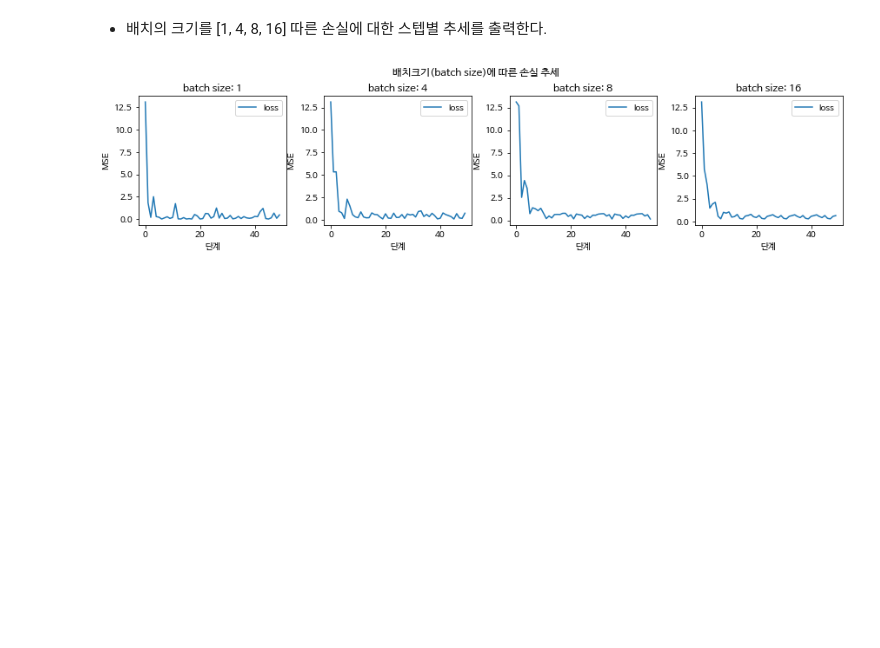
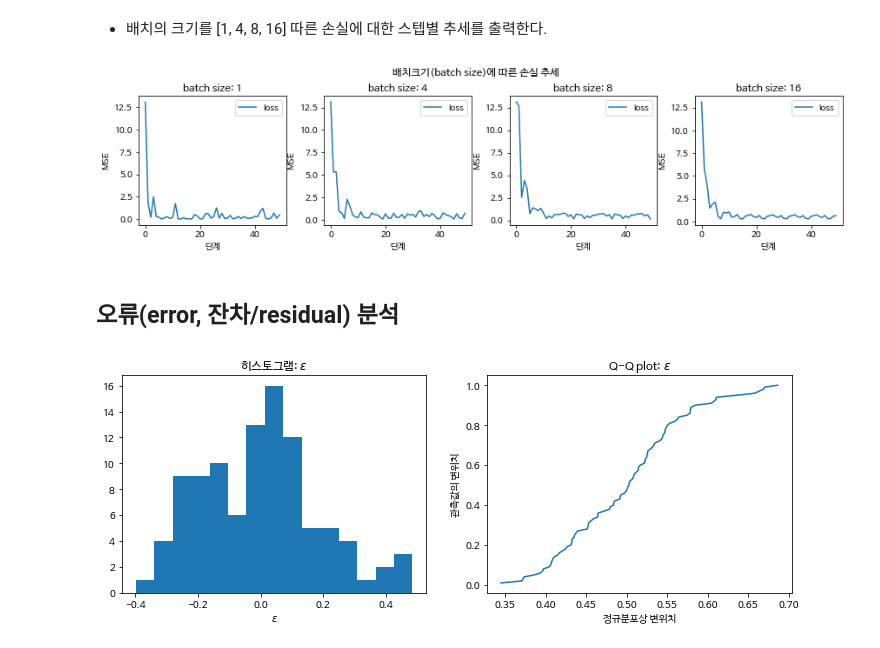
Before and after one commit to sunkusun9/ML2022_1, a Jupyter notebook: univariate_linear_regression.ipynb, the cells around one changed output. Saved outputs shown, nothing was run; the diff lists cells and outputs as text; code cells hidden in the pictures; blank space fills up the shorter version.

```diff
--- a/univariate_linear_regression.ipynb
+++ b/univariate_linear_regression.ipynb
@@ -506,3 +506,23 @@ plt.tight_layout()
 plt.show()
 # %% [output]
 [figure]
+# %% [markdown]
+## 오류(error, 잔차/residual) 분석
+# %%
+from scipy.stats import norm
+y_hat = beta_0 + beta_1 * x
+eps = y - y_hat
+
+fig, axs= plt.subplots(1, 2, figsize=(12, 4))
+axs[0].hist(eps, bins=15)
+axs[0].set_xlabel("$\\epsilon$")
+axs[0].set_title("히스토그램: $\\epsilon$")
+eps_sort = eps.copy()
+eps_sort.sort()
+axs[1].plot(norm.cdf(eps_sort), np.arange(1, eps.shape[0] + 1) / eps.shape[0])
+axs[1].set_title("Q-Q plot: $\\epsilon$")
+axs[1].set_xlabel("정규분포상 변위치")
+axs[1].set_ylabel("관측값의 변위치")
+plt.show()
+# %% [output]
+[figure, added]
```
Also changed, not shown: parts of 8 cells of this notebook.
